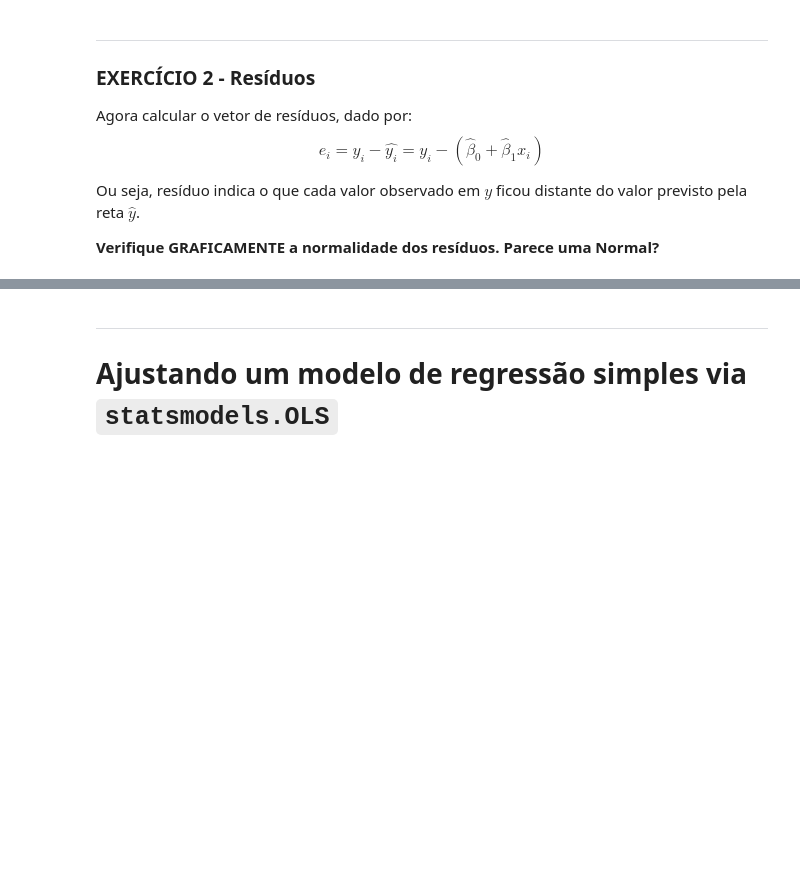
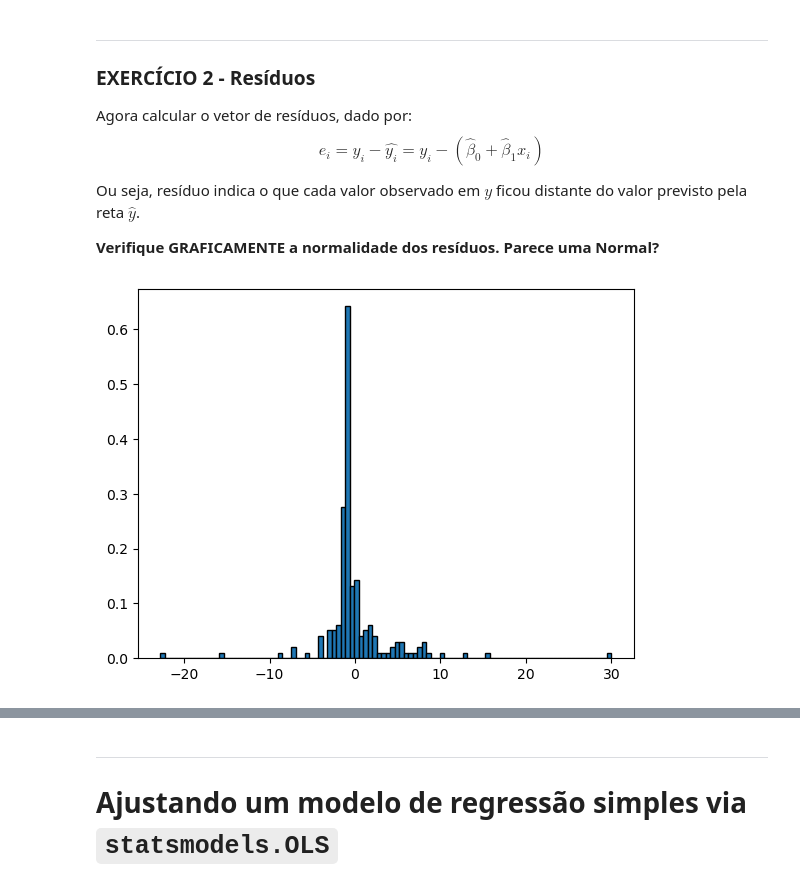
Before and after one commit to thevitorhideki/cdados, a Jupyter notebook: atividades/Aula24_Atividade_RegressaoSimples.ipynb, the cells around one changed output, grey strips where cells are left out. Saved outputs shown, nothing was run; the diff lists cells and outputs as text; code cells hidden in the pictures; blank space fills up the shorter version.

```diff
--- a/atividades/Aula24_Atividade_RegressaoSimples.ipynb
+++ b/atividades/Aula24_Atividade_RegressaoSimples.ipynb
@@ -212,0 +238,7 @@ Ou seja, resíduo indica o que cada valor observado em $y$ ficou distante do val
+# %%
+residuo = df['2010_co2'] - (b0 + b1*df['2010_income'])
+dp_residuo = residuo.std()
+plt.hist(residuo, edgecolor='black', bins=100, density=True)
+plt.show()
+# %% [output]
+[figure, added]
```
Also changed, not shown: parts of 14 cells of this notebook, 3 other files.
